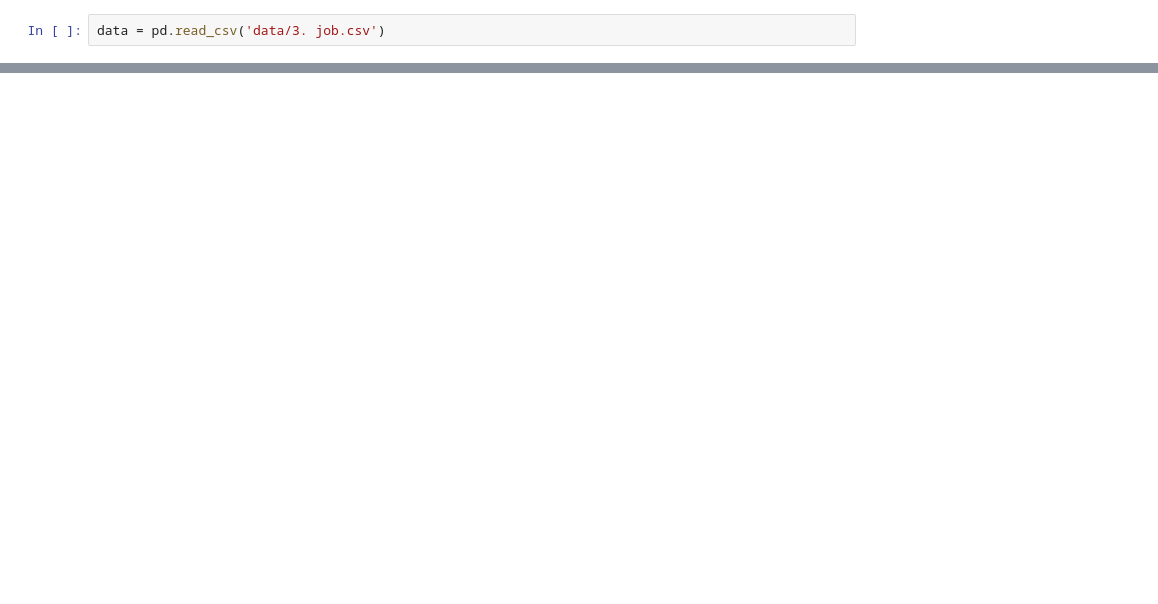
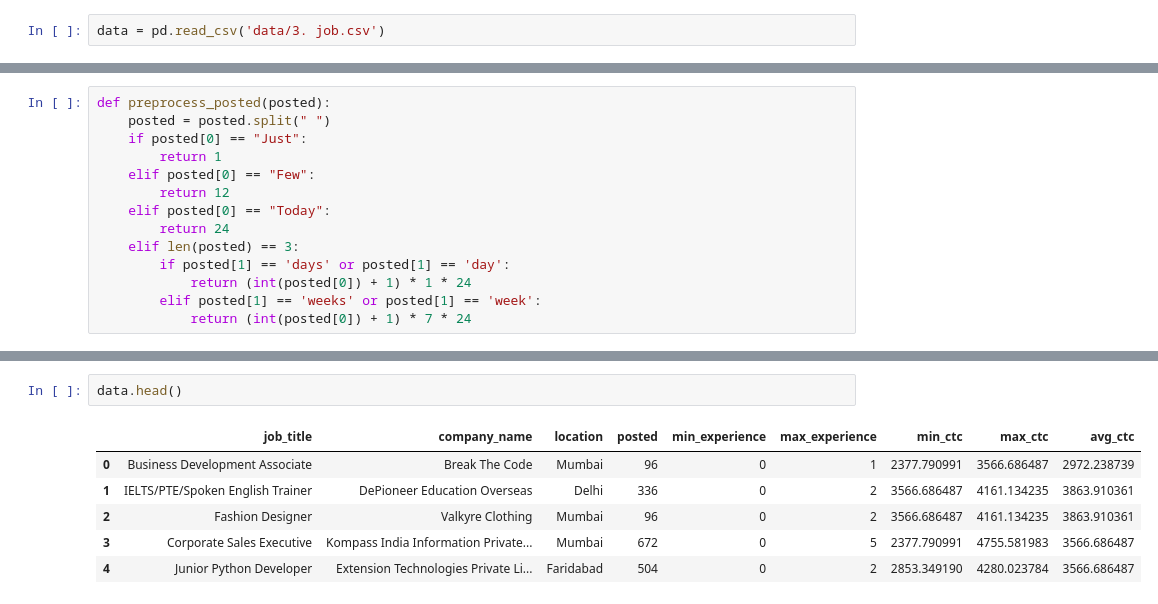
Before and after one commit to woojin2296/DataAnalysisProject, a Jupyter notebook: Project3.ipynb, the cells around one changed output, grey strips where cells are left out. Drawn from its saved outputs; the diff is of its cells as text; blank space fills up the shorter version.

```diff
--- a/Project3.ipynb
+++ b/Project3.ipynb
@@ -63,0 +223,14 @@ data = pd.read_csv('data/3. job.csv')
+# %%
+def preprocess_posted(posted):
+    posted = posted.split(" ")
+    if posted[0] == "Just":
+        return 1
+    elif posted[0] == "Few":
+        return 12
+    elif posted[0] == "Today":
+        return 24
+    elif len(posted) == 3:
+        if posted[1] == 'days' or posted[1] == 'day':
+            return (int(posted[0]) + 1) * 1 * 24
+        elif posted[1] == 'weeks' or posted[1] == 'week':
+            return (int(posted[0]) + 1) * 7 * 24
@@ -64 +297,10 @@ data = pd.read_csv('data/3. job.csv')
+# %%
+data.head()
+# %% [output]
+|  | job_title | company_name | location | posted | min_experience | max_experience | min_ctc | max_ctc | avg_ctc |
+| 0 | Business Development Associate | Break The Code | Mumbai | 96 | 0 | 1 | 2377.790991 | 3566.686487 | 2972.238739 |
+| 1 | IELTS/PTE/Spoken English Trainer | DePioneer Education Overseas | Delhi | 336 | 0 | 2 | 3566.686487 | 4161.134235 | 3863.910361 |
+| 2 | Fashion Designer | Valkyre Clothing | Mumbai | 96 | 0 | 2 | 3566.686487 | 4161.134235 | 3863.910361 |
+| 3 | Corporate Sales Executive | Kompass India Information Private... | Mumbai | 672 | 0 | 5 | 2377.790991 | 4755.581983 | 3566.686487 |
+| 4 | Junior Python Developer | Extension Technologies Private Li... | Faridabad | 504 | 0 | 2 | 2853.349190 | 4280.023784 | 3566.686487 |
 # %% [markdown]
```
Also changed, not shown: parts of 47 cells of this notebook.
